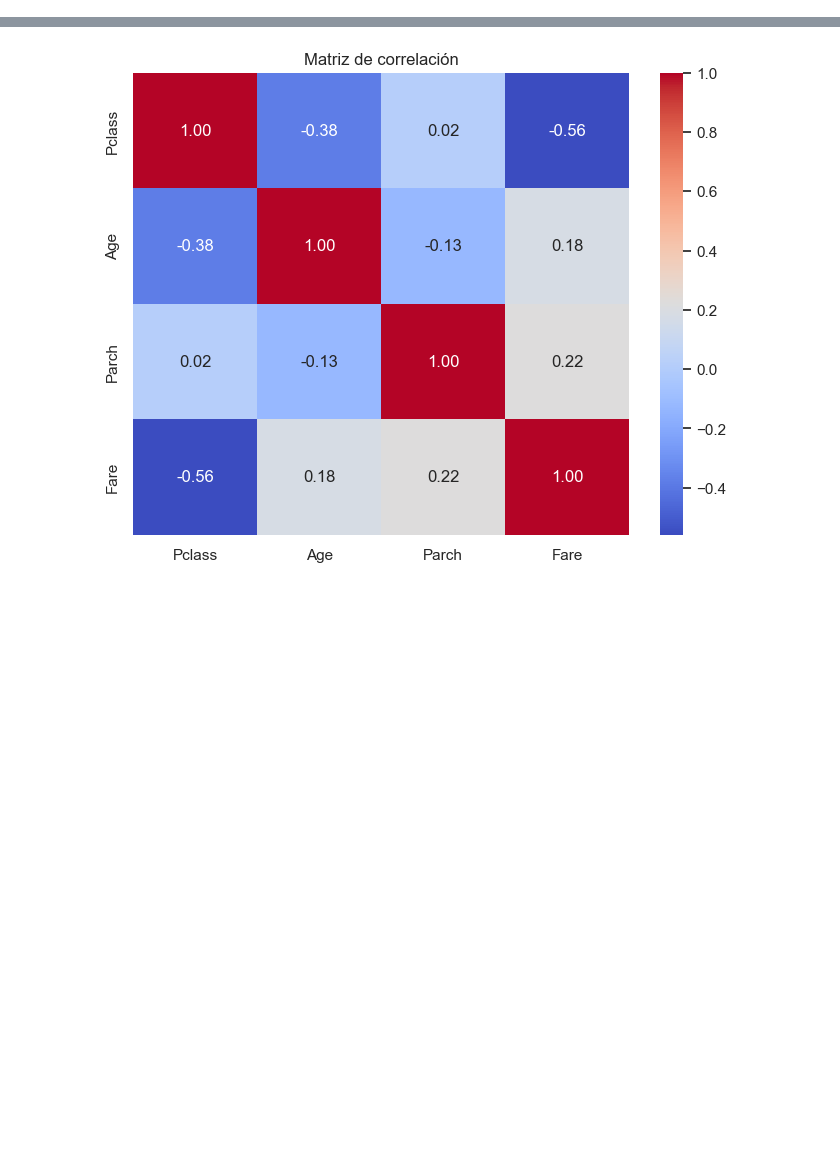
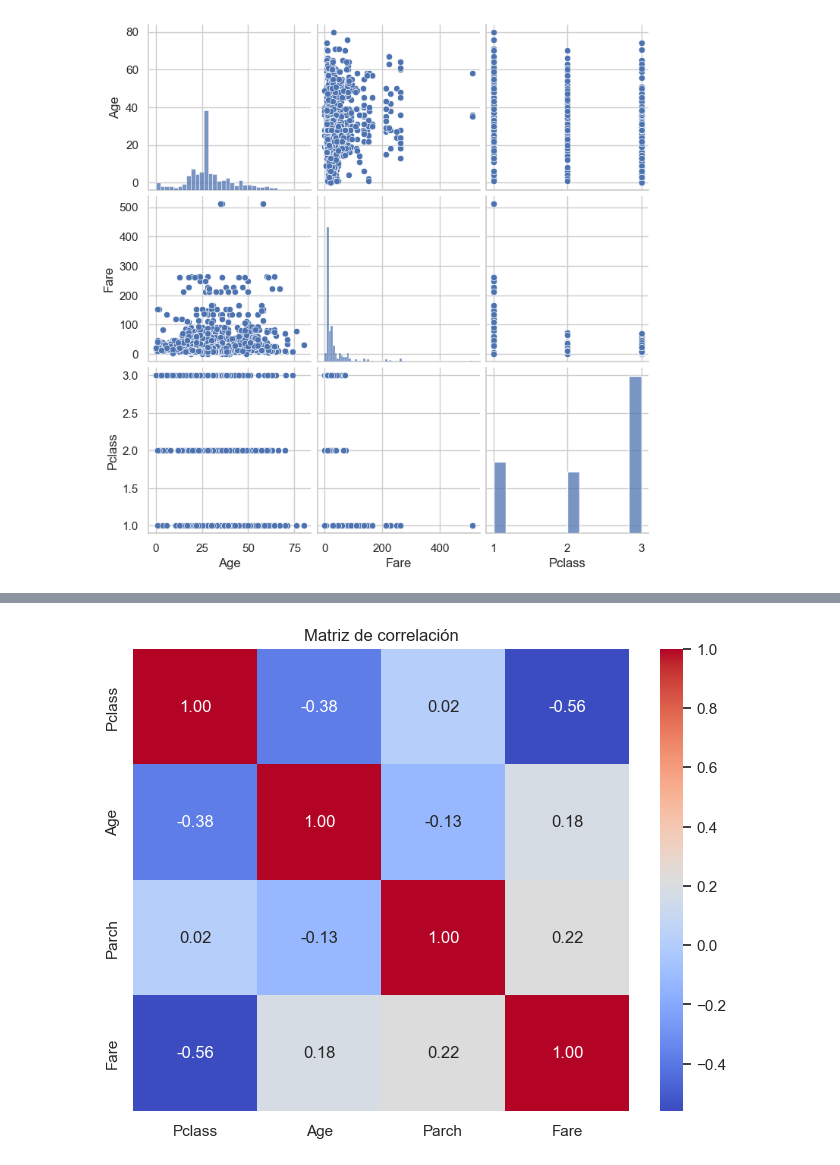
Before and after one commit to scarrascoore/Titanic_EDA, a Jupyter notebook: notebooks/01_eda_titanic.ipynb, the cells around one changed output, grey strips where cells are left out. Drawn from its saved outputs; the diff is of its cells as text; code cells hidden in the pictures; blank space fills up the shorter version.

Commit message:
Visualización avanzada Boxplot y Pairplot

```diff
--- a/notebooks/01_eda_titanic.ipynb
+++ b/notebooks/01_eda_titanic.ipynb
@@ -0,0 +1,5 @@
+# %%
+sns.pairplot(df[[ "Age", "Fare", "Pclass"]].dropna())
+plt.show()
+# %% [output]
+[figure, added]
```
Also changed, not shown: parts of 1 cell of this notebook.
